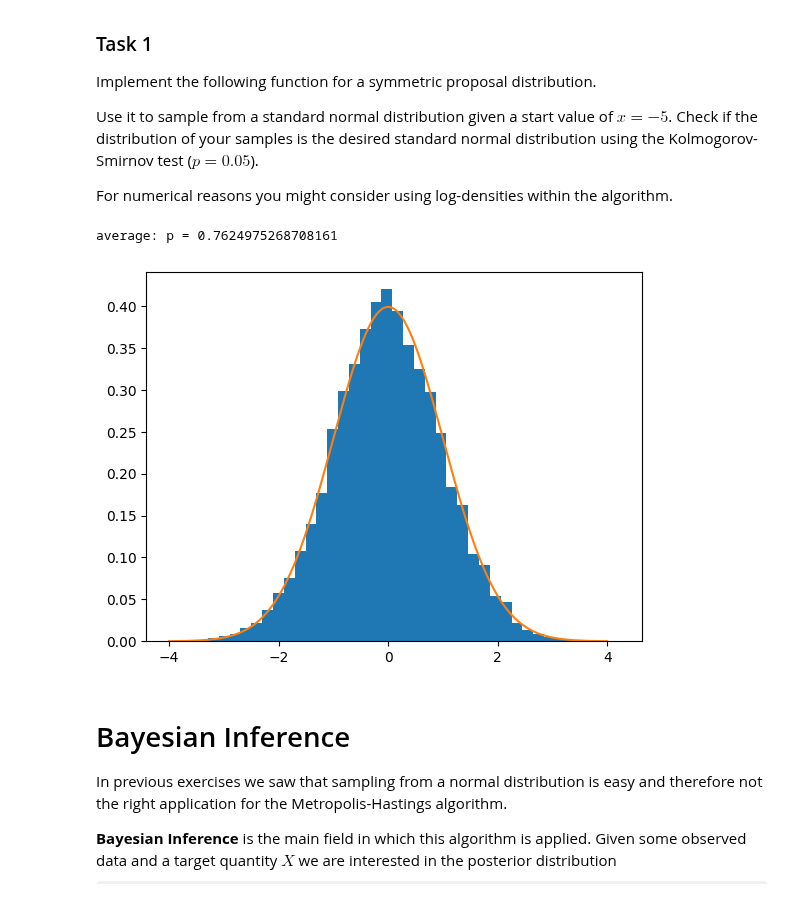
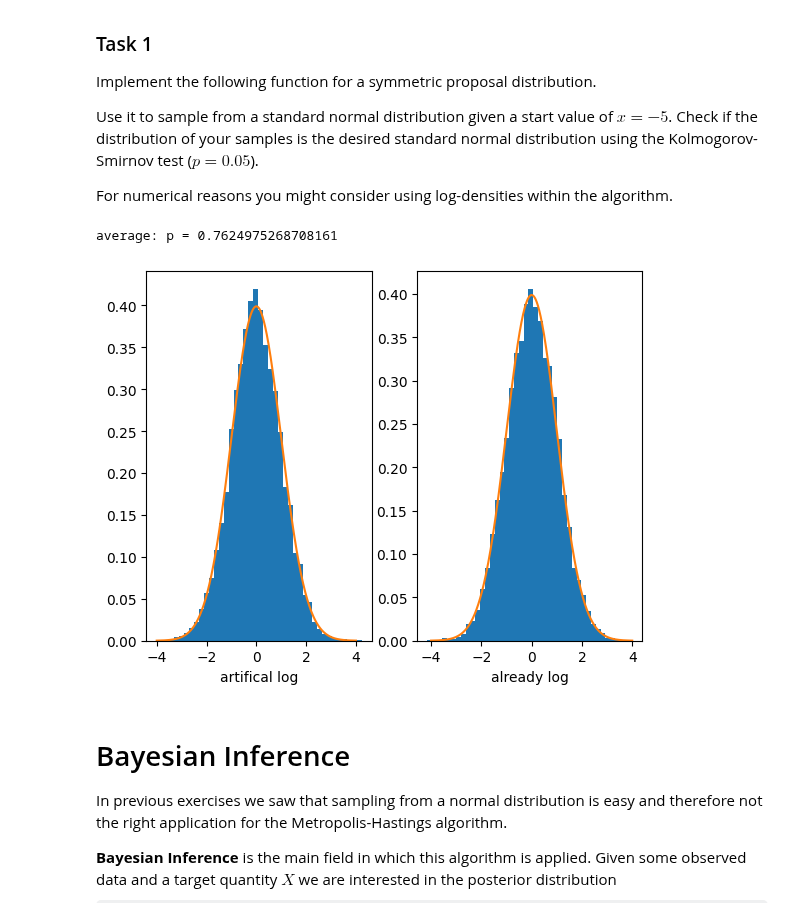
Before and after one commit to eichelb4rt/GM-LAB, a Jupyter notebook: exercise10/exercise10.ipynb, the cells around one changed output. Drawn from its saved outputs; the diff is of its cells as text; code cells hidden in the pictures; some formulas as TeX source.

```diff
--- a/exercise10/exercise10.ipynb
+++ b/exercise10/exercise10.ipynb
@@ -61,7 +61,29 @@ from scipy import stats
 import matplotlib.pyplot as plt
 
 
-def metropolis_hastings(X_start: object, prob_func: callable, proposal_func: callable, N: int, save_every: int = 1, seed: int = 0) -> np.ndarray:
+def metropolis_hastings_log_density(X_start: object, log_prob_func: callable, proposal_func: callable, N: int, save_every: int = 1, seed: int = 0) -> np.ndarray:
+    np.random.seed(seed)
+    x_t = X_start
+    samples = [None] * N
+    # k = save_every - 1 (the highest possible value) indicates the value being saved
+    for t in range(N):
+        # sample k times
+        for k in range(save_every):
+            # propose a next x
+            x_next = proposal_func(x_t)
+            # see if it gets accepted
+            log_a = min(0, log_prob_func(x_next) - log_prob_func(x_t))
+            # u < a == log(u) < log(a)
+            # np.random.uniform() is in [0, 1), 1 - np.random.uniform is in (0, 1]
+            if np.log(1 - np.random.uniform()) < log_a:
+                # accept the proposal
+                x_t = x_next
+        # after sampling k times, save the last sample
+        samples[t] = x_t
+    return np.array(samples)
+
+
+def metropolis_hastings(X_start: object, prob_func: callable, proposal_func: callable, N: int, save_every: int = 1, seed: int = 0, already_log_density: bool = False) -> np.ndarray:
     '''
     Given an (unnormalized) probability density function, returns samples with Metropolis-Hastings Algorithm.
 
@@ -75,9 +97,13 @@ def metropolis_hastings(X_start: object, prob_func: callable, proposal_func: cal
     @Returns:
         trace of samples from target distribution
     '''
+
+    if already_log_density:
+        return metropolis_hastings_log_density(X_start, prob_func, proposal_func, N, save_every, seed)
+
     np.random.seed(seed)
     x_t = X_start
-    samples = np.empty(N)
+    samples = [None] * N
     # k = save_every - 1 (the highest possible value) indicates the value being saved
     for t in range(N):
         # sample k times
@@ -96,36 +122,44 @@ def metropolis_hastings(X_start: object, prob_func: callable, proposal_func: cal
                 x_t = x_next
         # after sampling k times, save the last sample
         samples[t] = x_t
-    return samples
+    return np.array(samples)
 
 
 # TODO: sample and check distribution
 # use shifted cauchy distribution for symmetric proposal function
 proposal_func = lambda x: np.random.standard_cauchy() - x
 prob_func = lambda x: np.exp(-x**2 / 2)
+log_prob_func = lambda x: -x**2 / 2
 
 # test if it's standard normal distributed
 save_every = 100
 x_start = -5
 n_runs = 10
 n_samples_test = 100
 p_values = [None] * n_runs
 for run in range(n_runs):
     samples = metropolis_hastings(x_start, prob_func, proposal_func, n_samples_test, save_every)
     test_result = stats.kstest(samples, stats.norm.cdf)
     p_values[run] = test_result.pvalue
 print(f"average: p = {np.average(p_values)}")
 
 # plot the stuff maybe
 n_samples_plot = 10000
 samples = metropolis_hastings(x_start, prob_func, proposal_func, n_samples_plot, save_every)
+samples_log = metropolis_hastings(x_start, log_prob_func, proposal_func, n_samples_plot, save_every, already_log_density=True)
 x = np.linspace(-4, 4, 1000)
+plt.subplot(121)
 plt.hist(samples, bins=40, density=True)
 plt.plot(x, prob_func(x) / np.sqrt(2 * np.pi))
+plt.xlabel("artifical log")
+plt.subplot(122)
+plt.hist(samples_log, bins=40, density=True)
+plt.plot(x, prob_func(x) / np.sqrt(2 * np.pi))
+plt.xlabel("already log")
 plt.show()
 # %% [output]
 average: p = 0.7624975268708161
-[figure, old version]
+[figure, new version]
 # %% [markdown]
 # Bayesian Inference
 
```
Also changed, not shown: parts of 7 cells of this notebook.
